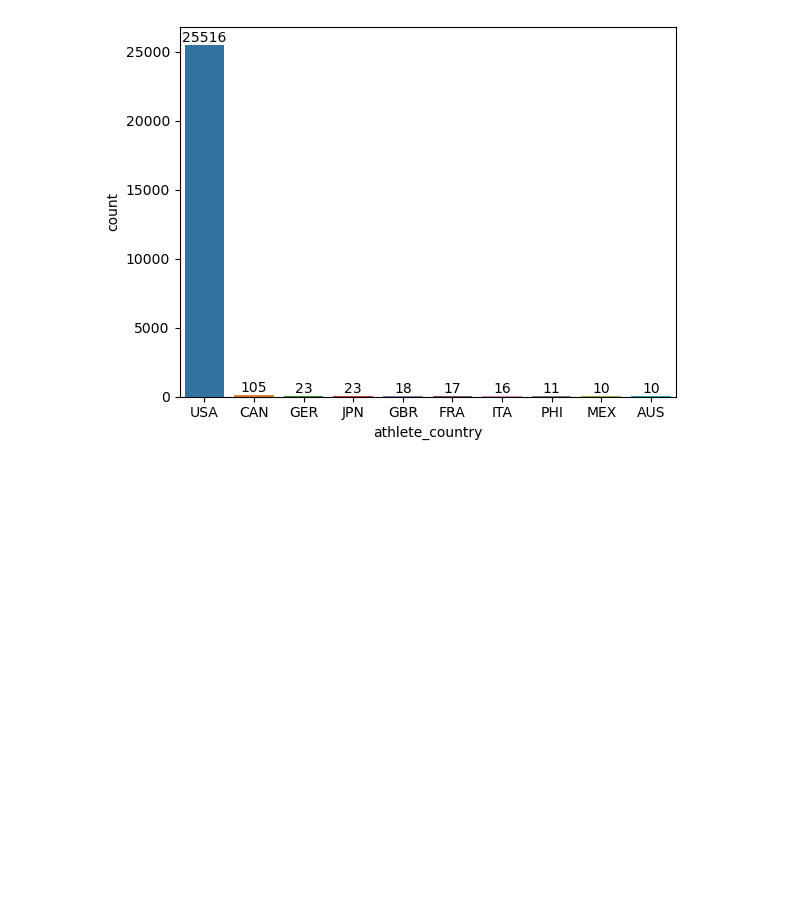
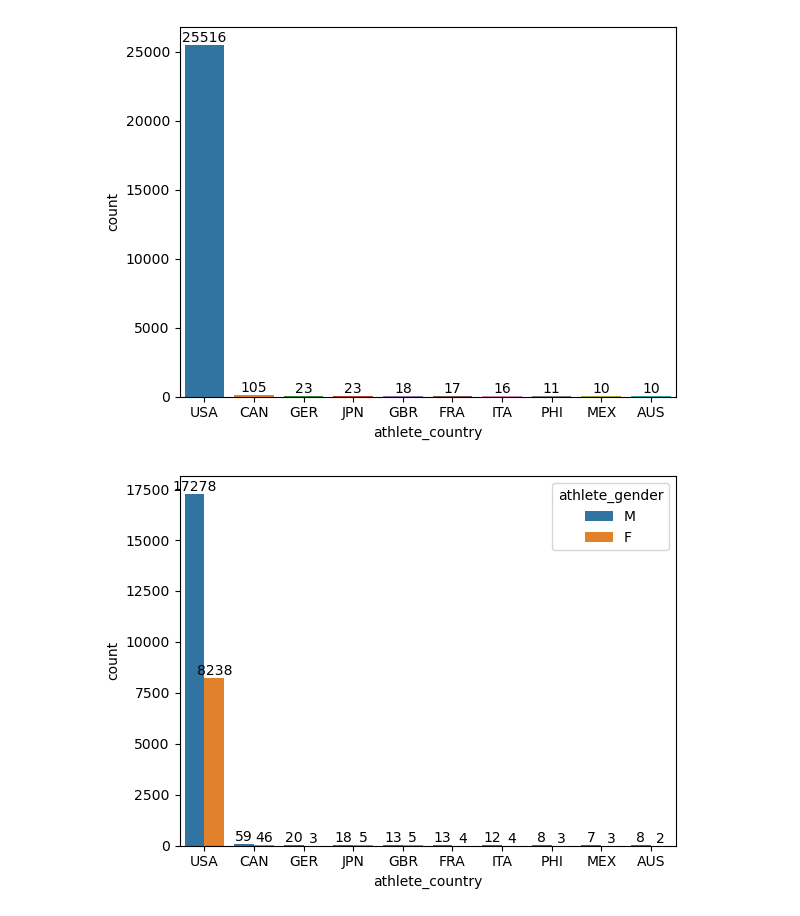
Before and after one commit to maedeh-dqn/ultra_marathon_project, a Jupyter notebook: Analyis.ipynb, the cells around one changed output. Drawn from its saved outputs; the diff is of its cells as text; code cells hidden in the pictures; blank space fills up the shorter version.

```diff
--- a/Analyis.ipynb
+++ b/Analyis.ipynb
@@ -365,3 +433,11 @@ q_9_plot.bar_label(q_9_plot.containers[0])
  Text(0, 0, '10'),
  Text(0, 0, '10')]
 [figure]
+# %%
+#Create plot for athlete countries based on their gender
+q_9_plot = sns.countplot(x='athlete_country',hue='athlete_gender', data=USA_df,order=pd.value_counts(USA_df['athlete_country']).iloc[:10].index)
+
+for i in q_9_plot.containers:
+    q_9_plot.bar_label(i,)
+# %% [output]
+[figure, added]
```
Also changed, not shown: parts of 6 cells of this notebook.
